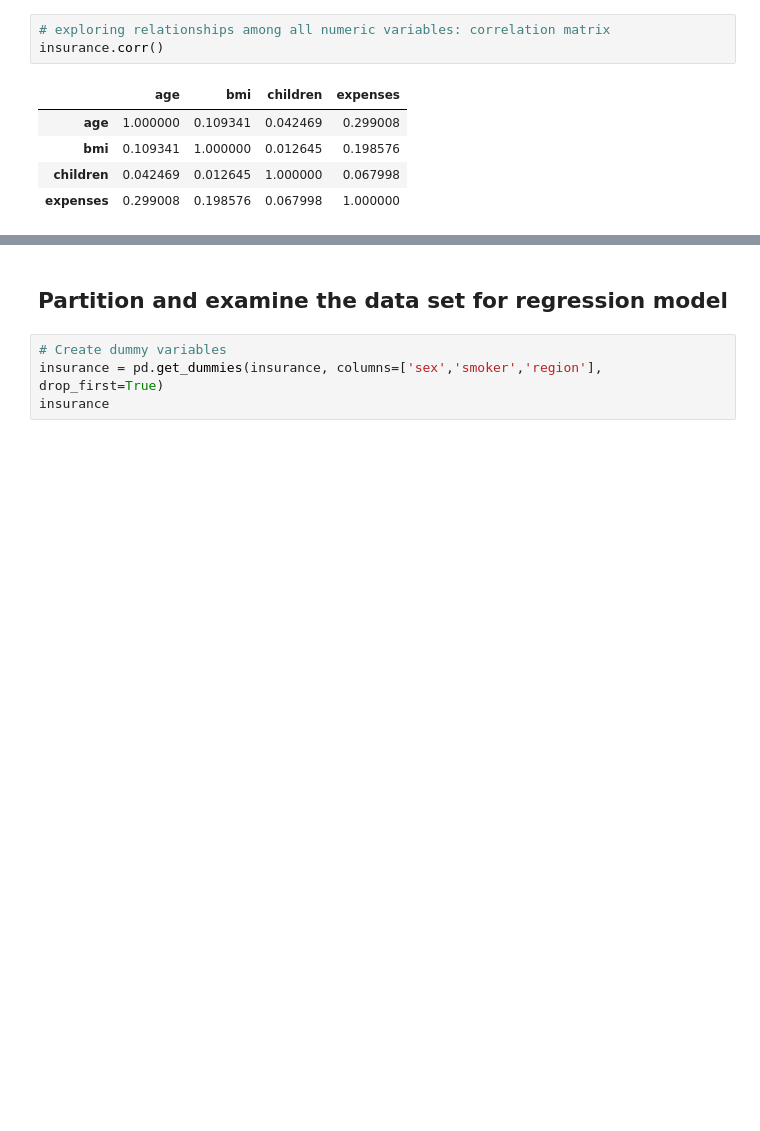
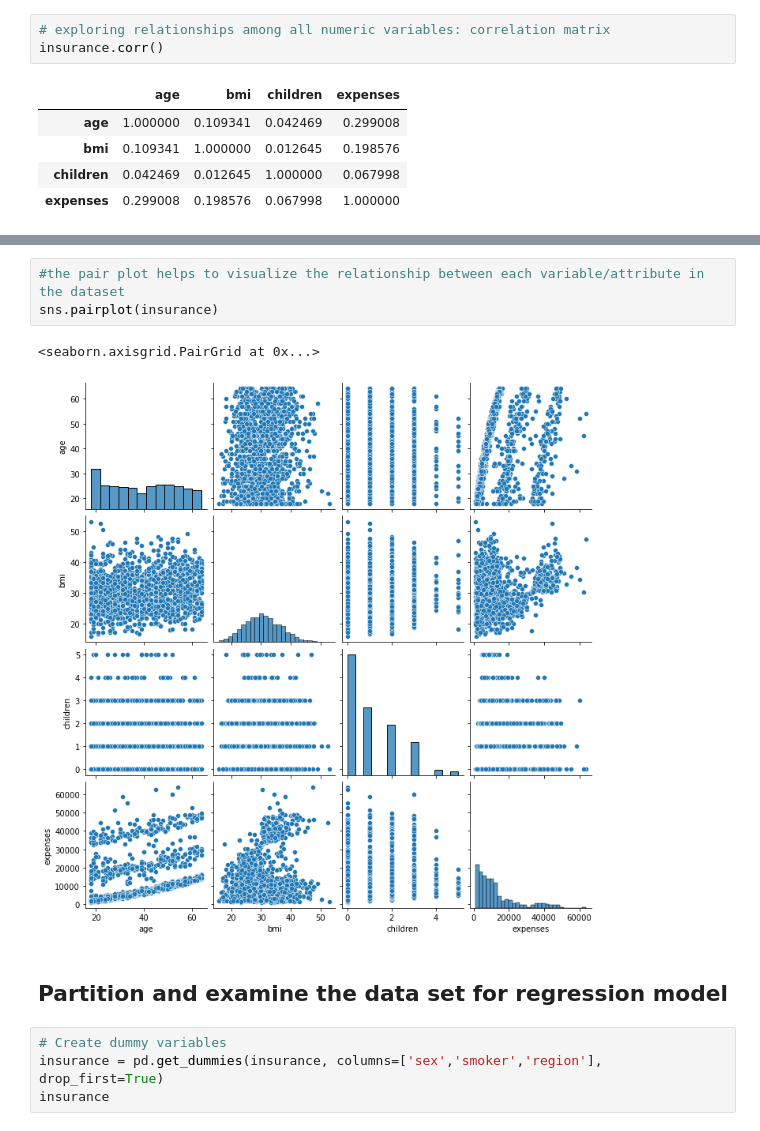
Before and after one commit to yashmishra01/Regression_Numeric_prediction_Insurace_data, a Jupyter notebook: Regression_Numeric_prediction_insurance_data.ipynb, the cells around one changed output, grey strips where cells are left out. Saved outputs shown, nothing was run; the diff lists cells and outputs as text; blank space fills up the shorter version.

```diff
--- a/Regression_Numeric_prediction_insurance_data.ipynb
+++ b/Regression_Numeric_prediction_insurance_data.ipynb
@@ -139,3 +148,9 @@ insurance.corr()
+# %%
+#the pair plot helps to visualize the relationship between each variable/attribute in the dataset
+sns.pairplot(insurance)
+# %% [output]
+<seaborn.axisgrid.PairGrid at 0x...>
+[figure, added]
 # %% [markdown]
 ## Partition and examine the data set for regression model
 # %%
```
Also changed, not shown: parts of 26 cells of this notebook.
